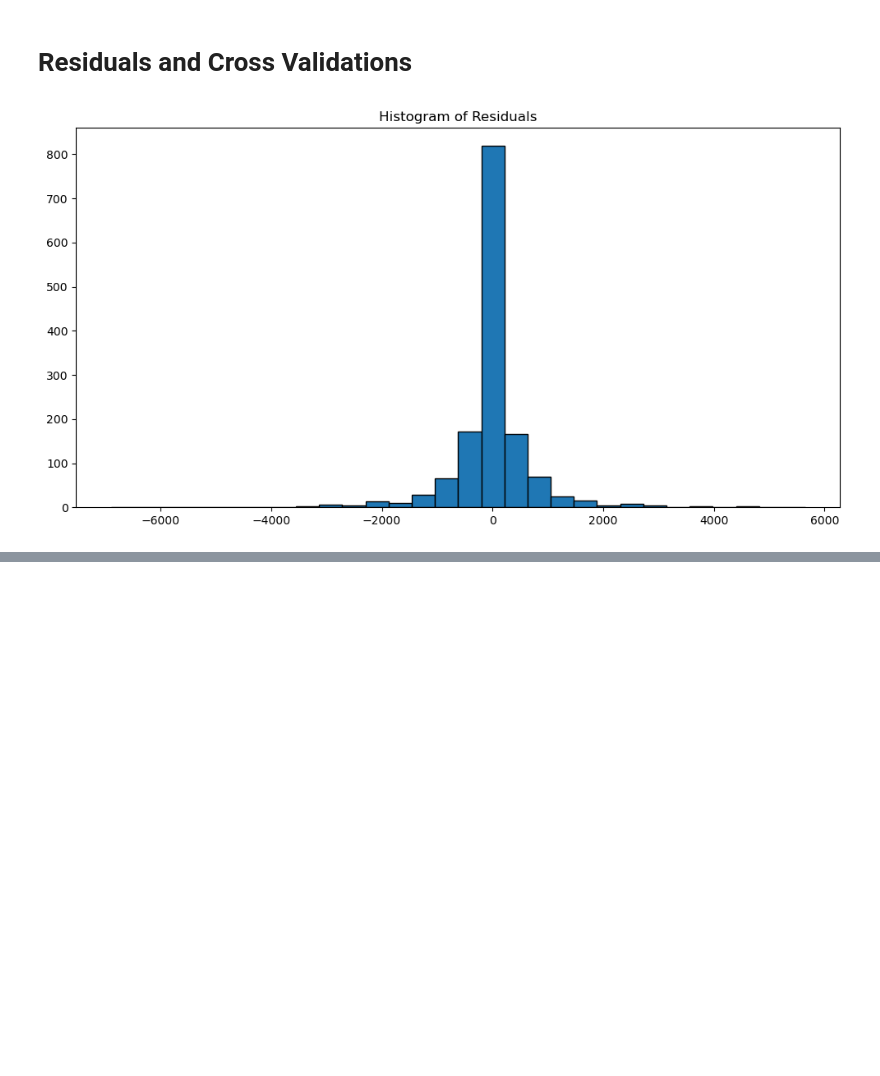
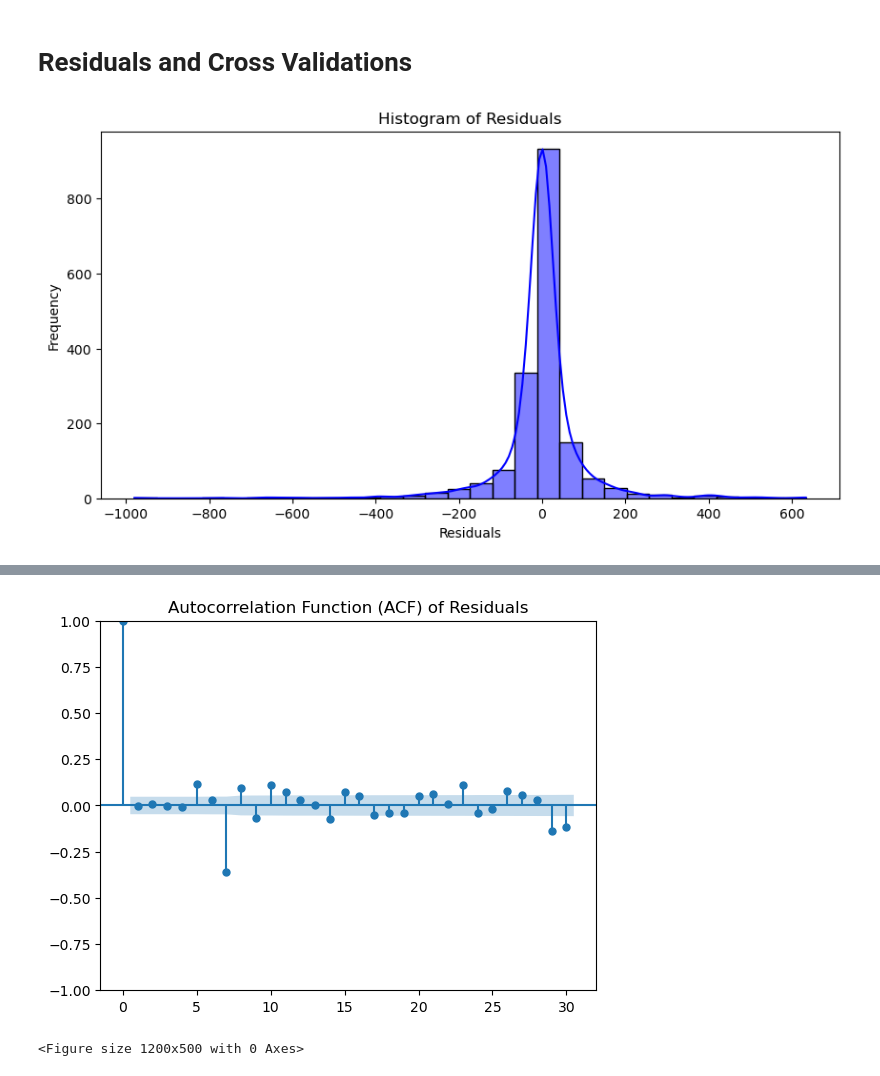
Before and after one commit to nursahiraa/fyp, a Jupyter notebook: dataSpell/fyp-master/notebooks/ARIMA.ipynb, the cells around one changed output, grey strips where cells are left out. Drawn from its saved outputs; the diff is of its cells as text; code cells hidden in the pictures; blank space fills up the shorter version.

```diff
--- a/dataSpell/fyp-master/notebooks/ARIMA.ipynb
+++ b/dataSpell/fyp-master/notebooks/ARIMA.ipynb
@@ -212,26 +213,14 @@ plt.legend()
 plt.tight_layout()
 plt.show()
 
-
-#
-# # Calculate MAE and MSE between the forecast and actual cases new
-# mae = mean_absolute_error(df_grouped['cases_new'], df_grouped['forecast'])
-# mse = mean_squared_error(df_grouped['cases_new'], df_grouped['forecast'])
-# rmse = np.sqrt(mse)
-#
-# print(f"Mean Absolute Error (MAE): {mae}")
-# print(f"Mean Squared Error (MSE): {mse}")
-# print(f"Root Mean Squared Error (MSE): {rmse}")
-
-
 # Step 1: Scale the cases_new column
 scaler = MinMaxScaler(feature_range=(0, 1))
 df_grouped['cases_new_scaled'] = scaler.fit_transform(df_grouped[['cases_new']])
 
 # Step 2: Fit the ARIMA model on scaled data
 model_scaled = sm.tsa.statespace.SARIMAX(df_grouped['cases_new_scaled'],
-                                         order=(0,1,1),
-                                         seasonal_order=(0,1,1,12))
+                                         order=(1,1,1),
+                                         seasonal_order=(1,1,1,12))
 results_scaled = model_scaled.fit()
 
 # Step 3: Generate scaled predictions
@@ -281,50 +408,30 @@ Scaled Root Mean Squared Error (RMSE): 0.02139881489629682
 # %% [markdown]
 # Residuals and Cross Validations
 # %%
+import seaborn as sns
 import scipy.stats as stats
 
-# # Residuals plot
-# plt.figure(figsize=(12,6))
-# plt.plot(results.resid, label='Residuals')
-# plt.axhline(y=0, linestyle='--', color='red')
-# plt.title('Residuals Over Time')
-# plt.legend()
-# plt.show()
+# Residuals (model errors)
+residuals = results.resid
 
-# Histogram of residuals
-plt.figure(figsize=(12,6))
-plt.hist(results.resid, bins=30, edgecolor='black')
-plt.title('Histogram of Residuals')
+# Plot Histogram of Residuals
+plt.figure(figsize=(10, 5))
+sns.histplot(residuals, bins=30, kde=True, color='blue')
+plt.title("Histogram of Residuals")
+plt.xlabel("Residuals")
+plt.ylabel("Frequency")
+plt.show()
+from statsmodels.graphics.tsaplots import plot_acf, plot_pacf
+
+# Autocorrelation (ACF) and Partial Autocorrelation (PACF) Plots
+plt.figure(figsize=(12,5))
+plot_acf(residuals, lags=30)
+plt.title("Autocorrelation Function (ACF) of Residuals")
 plt.show()
 
-# # Q-Q plot
-# sm.qqplot(results.resid, line='s')
-# plt.title('Q-Q Plot of Residuals')
-# plt.show()
-
-# # ACF plot for residuals
-# plot_acf(results.resid, lags=30)
-# plt.title('ACF of Residuals')
-# plt.show()
-
-# Ljung-Box test for autocorrelation
-from statsmodels.stats.diagnostic import acorr_ljungbox
-ljung_box_results = acorr_ljungbox(results.resid, lags=[10], return_df=True)
-print("Ljung-Box Test Results:\n", ljung_box_results)
-
-from sklearn.model_selection import TimeSeriesSplit
-
-tscv = TimeSeriesSplit(n_splits=5)
-
-# for train_index, test_index in tscv.split(df_grouped['cases_new']):
-#     train, test = df_grouped['cases_new'].iloc[train_index], df_grouped['cases_new'].iloc[test_index]
-#
-#     model = sm.tsa.statespace.SARIMAX(train, order=(1,1,1), seasonal_order=(1,1,1,12))
-#     results = model.fit()
-#
-#     forecast = results.forecast(steps=len(test))
-#
-#     mse = mean_squared_error(test, forecast)
-#     print(f"Fold MSE: {mse}")
+plt.figure(figsize=(12,5))
+plot_pacf(residuals, lags=30)
+plt.title("Partial Autocorrelation Function (PACF) of Residuals")
+plt.show()
 # %% [output]
-[figure, old version]
+[figure, new version]
@@ -333,0 +439,2 @@ Ljung-Box Test Results:
+[figure, added]
+<Figure size 1200x500 with 0 Axes>
```
Also changed, not shown: parts of 11 cells of this notebook, 2 other files.
